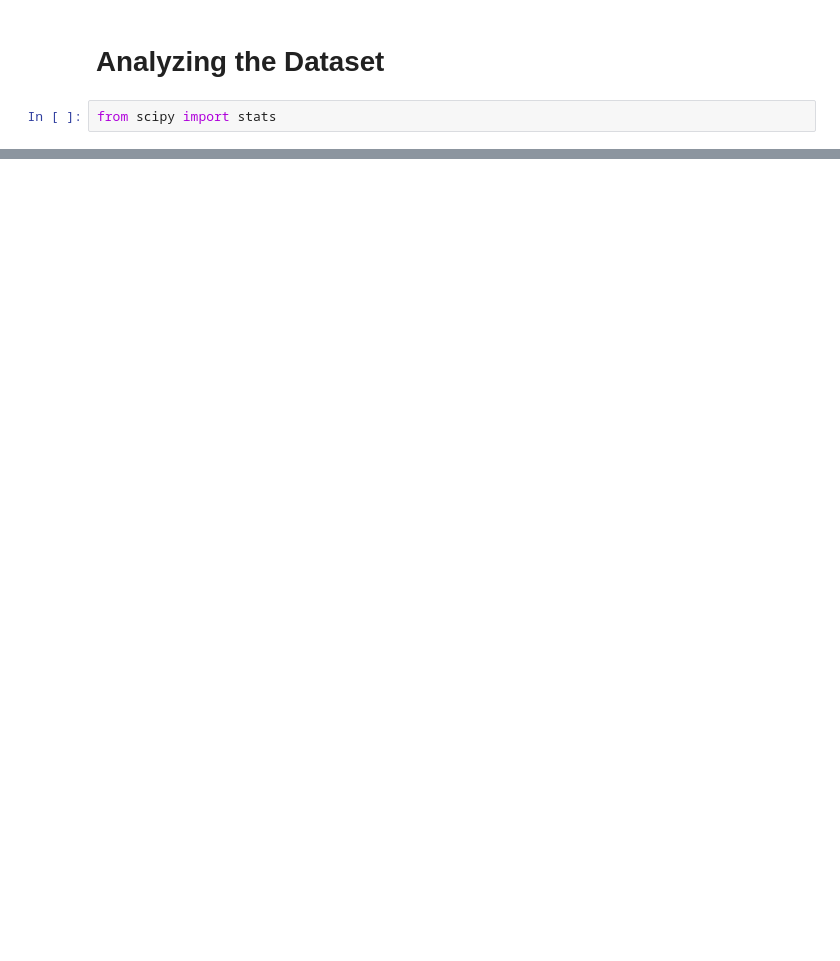
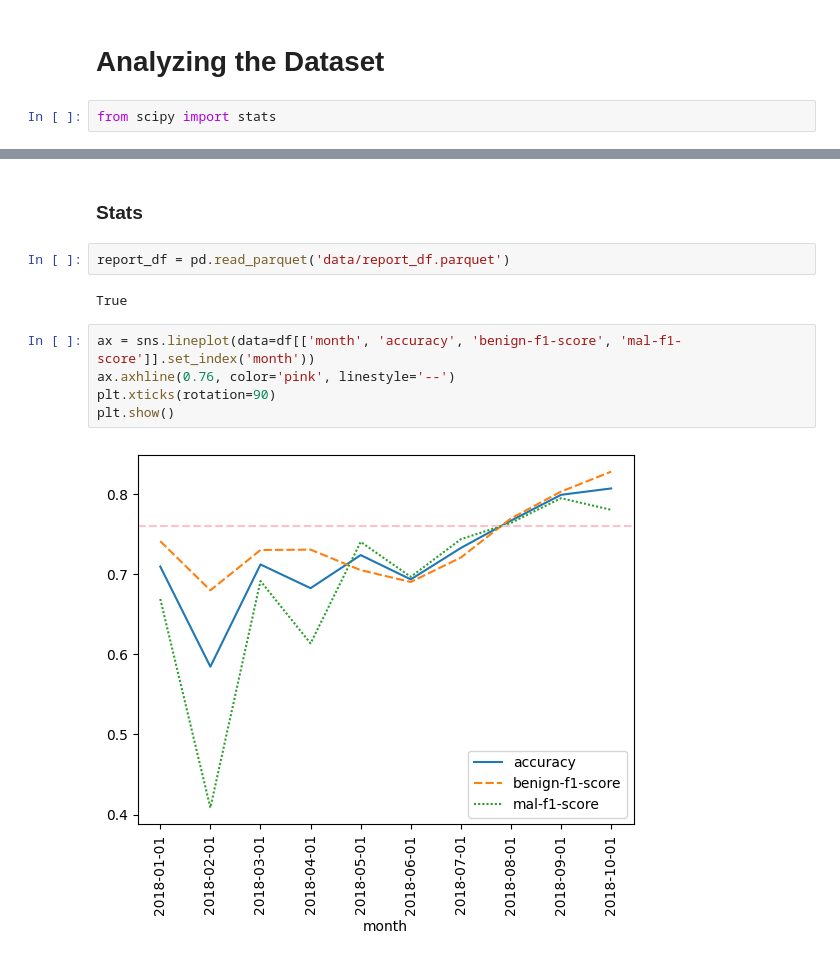
Before and after one commit to jmcrey/ember-analysis, a Jupyter notebook: Ember Project.ipynb, the cells around one changed output, grey strips where cells are left out. Saved outputs shown, nothing was run; the diff lists cells and outputs as text; blank space fills up the shorter version.

Commit message:
Important training data and the like

```diff
--- a/Ember Project.ipynb
+++ b/Ember Project.ipynb
@@ -226,0 +548,13 @@ train_df.cov()
+# %% [markdown]
+### Stats
+# %%
+report_df = pd.read_parquet('data/report_df.parquet')
+# %% [output]
+True
+# %%
+ax = sns.lineplot(data=df[['month', 'accuracy', 'benign-f1-score', 'mal-f1-score']].set_index('month'))
+ax.axhline(0.76, color='pink', linestyle='--')
+plt.xticks(rotation=90)
+plt.show()
+# %% [output]
+[figure, added]
```
Also changed, not shown: parts of 93 cells of this notebook, 26 other files.
